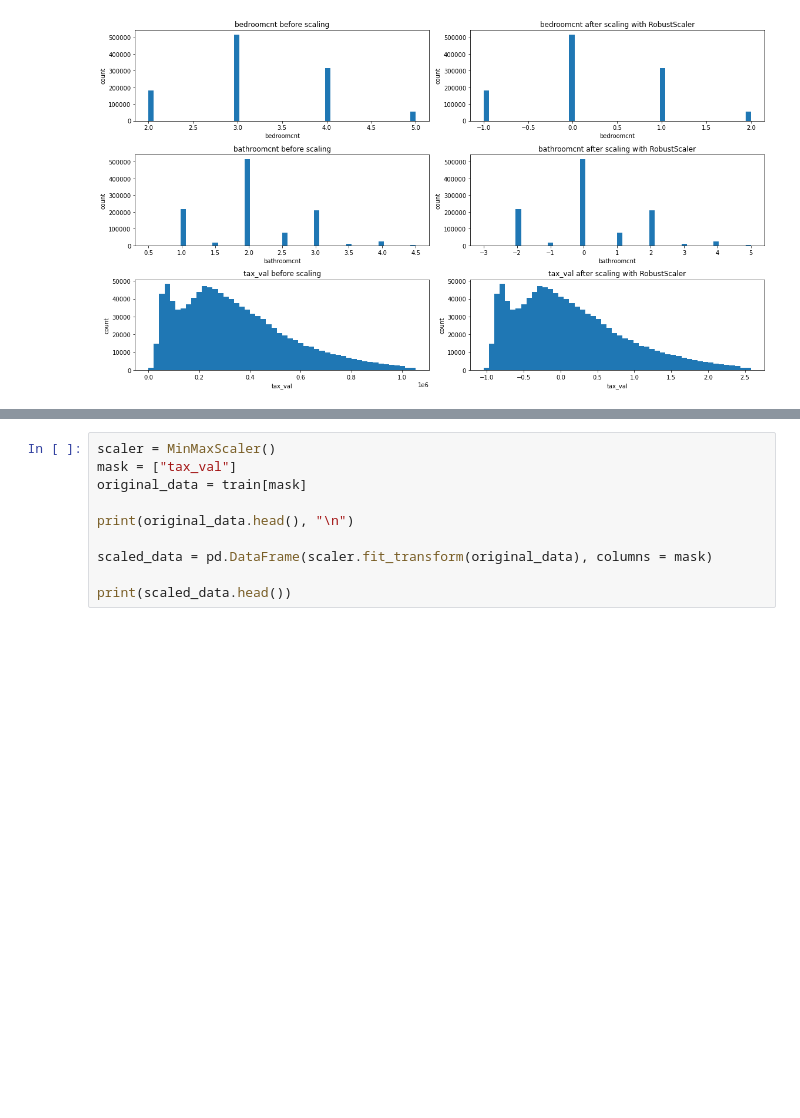
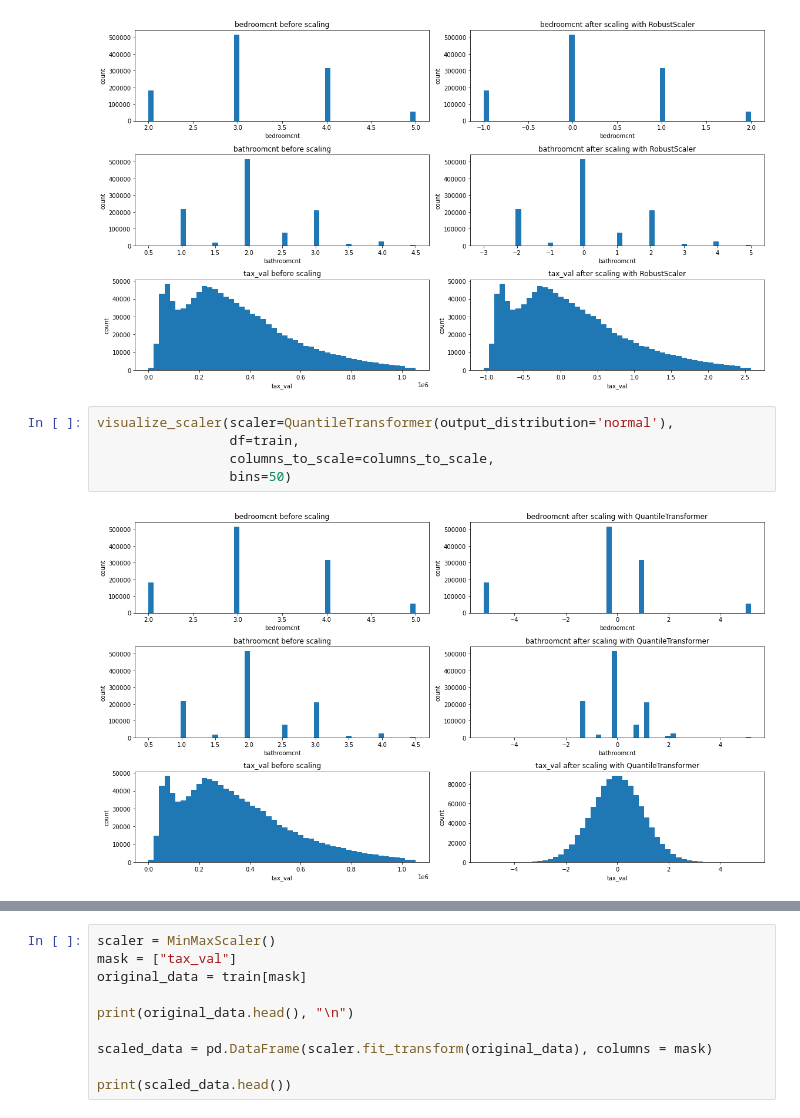
Before and after one commit to Peter-N-Chavez/regression_exercises, a Jupyter notebook: scaling.ipynb, the cells around one changed output, grey strips where cells are left out. Saved outputs shown, nothing was run; the diff lists cells and outputs as text; blank space fills up the shorter version.

```diff
--- a/scaling.ipynb
+++ b/scaling.ipynb
@@ -73,3 +73,10 @@ visualize_scaler(scaler=StandardScaler(), df=train, columns_to_scale=columns_to_
 visualize_scaler(scaler=RobustScaler(), df=train, columns_to_scale=columns_to_scale, bins=50)
 # %% [output]
 [figure]
+# %%
+visualize_scaler(scaler=QuantileTransformer(output_distribution='normal'),
+                 df=train,
+                 columns_to_scale=columns_to_scale,
+                 bins=50)
+# %% [output]
+[figure, added]
```
Also changed, not shown: parts of 4 cells of this notebook, 1 other file.
